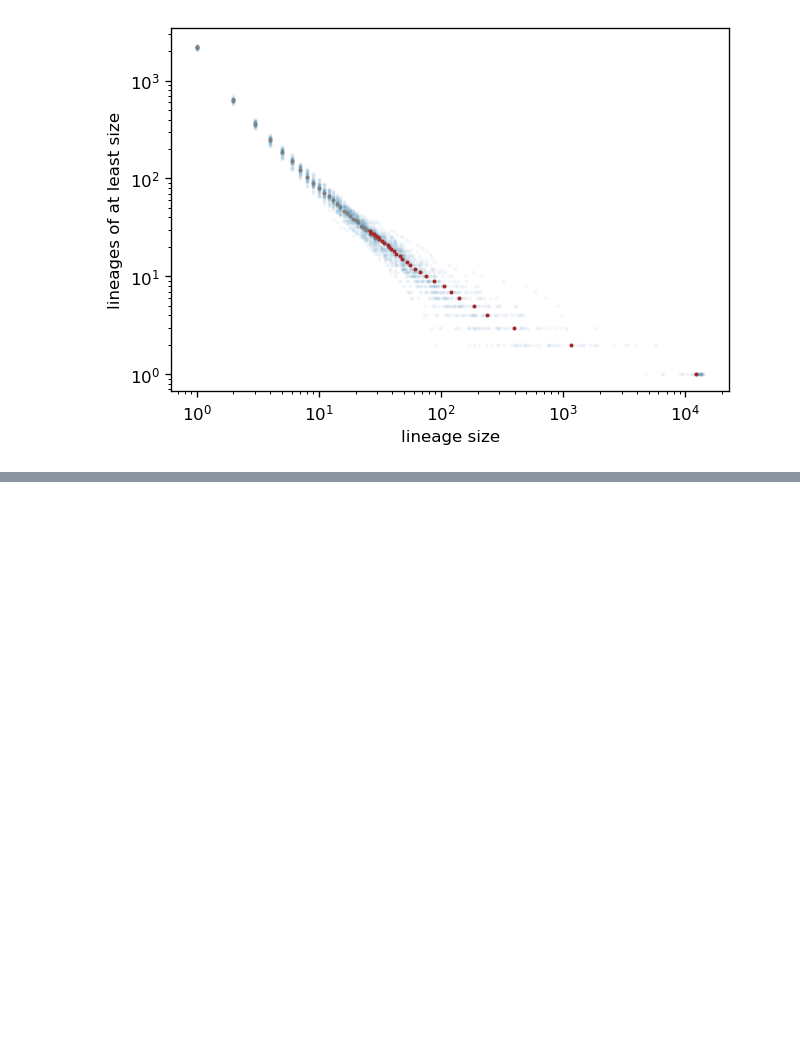
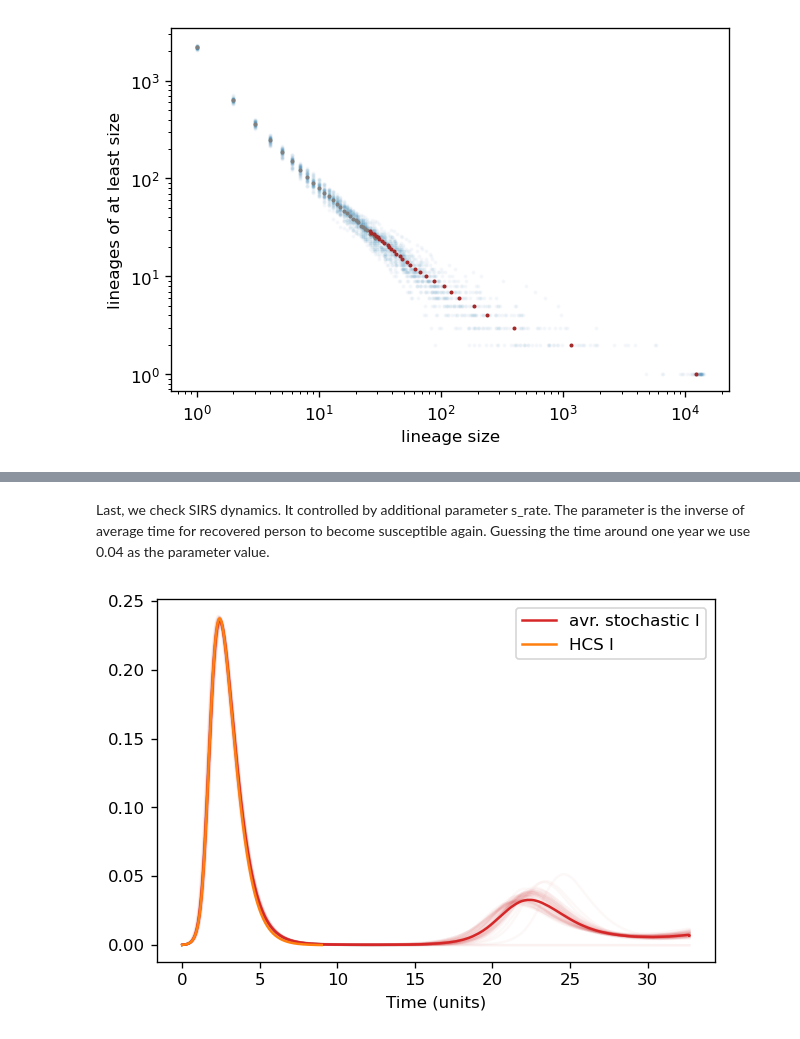
Before and after one commit to ivvaan/A-disease-spread-inhomogeneous-models, a Jupyter notebook: stochastic_SIR_C++_implementation_lineages_tracing.ipynb, the cells around one changed output, grey strips where cells are left out. Cells and saved outputs as stored; diff of their text form; code cells hidden in the pictures; blank space fills up the shorter version.

```diff
--- a/stochastic_SIR_C++_implementation_lineages_tracing.ipynb
+++ b/stochastic_SIR_C++_implementation_lineages_tracing.ipynb
@@ -267,0 +283,18 @@ Isn't that much better? And note S-like curving of the graphic, though much bigg
+# %% [markdown]
+Last, we check SIRS dynamics. It controlled by additional parameter s_rate. The parameter is the inverse of average time for recovered person to become susceptible again. Guessing the time around one year we use 0.04 as the parameter value.
+# %%
+ft=35.0
+exec_SIR(r0_0,I0,τ,vs0,vb0,T=ft,ps=1000000,s_rate=0.04,exec_type=3)
+T,S,I=dynamics_from_file(I0);
+fig, ax = plt.subplots(dpi=120)
+for t,i in zip(T,I):
+    plt.plot(t, i,color='C3', alpha=0.03)
+t,s,i=get_avr_trace(np.arange(0.0,ft, t_step,dtype=np.float64),S,I)
+plt.plot(t, i,color='C3', label=f'avr. stochastic I')
+s,i=HCS_SIR2(r0_0,I0,τ,vs0,vb0)
+plt.plot(m_t, i,color='C1', label=f'HCS I')
+plt.legend(loc='upper right')
+ax.set_xlabel(f'Time (units)')
+plt.show()
+# %% [output]
+[figure, added]
```
Also changed, not shown: parts of 4 cells of this notebook.
